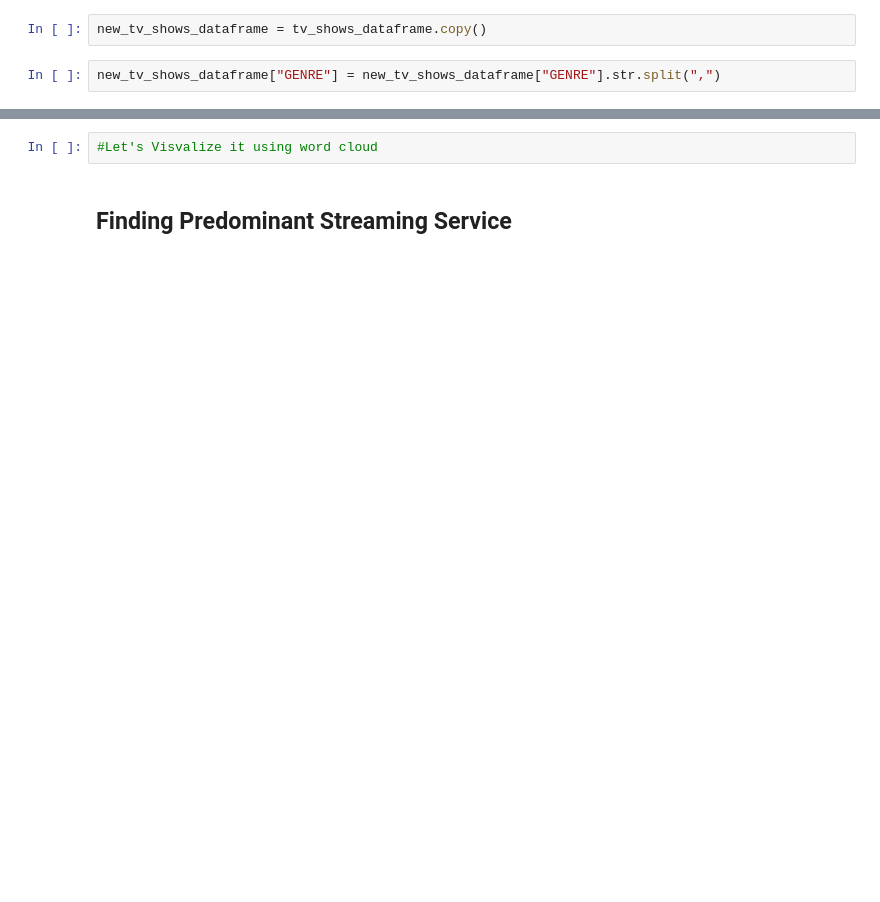
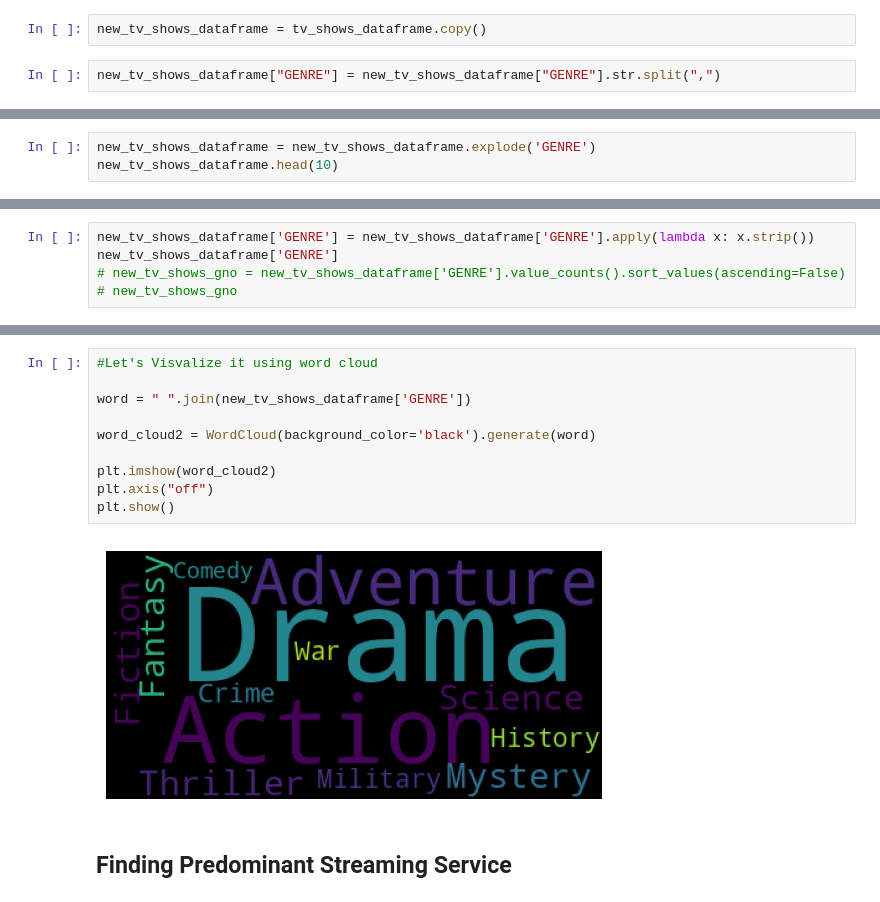
Before and after one commit to Amitish/Web_Scrapping, a Jupyter notebook: Web_Scrapping_Final.ipynb, the cells around one changed output, grey strips where cells are left out. Drawn from its saved outputs; the diff is of its cells as text; blank space fills up the shorter version.

```diff
--- a/Web_Scrapping_Final.ipynb
+++ b/Web_Scrapping_Final.ipynb
@@ -858 +860,4 @@ new_tv_shows_dataframe["GENRE"]
 Name: GENRE, dtype: object
+# %%
+new_tv_shows_dataframe = new_tv_shows_dataframe.explode('GENRE')
+new_tv_shows_dataframe.head(10)
@@ -858,0 +876,5 @@ Name: GENRE, dtype: object
+# %%
+new_tv_shows_dataframe['GENRE'] = new_tv_shows_dataframe['GENRE'].apply(lambda x: x.strip())
+new_tv_shows_dataframe['GENRE']
+# new_tv_shows_gno = new_tv_shows_dataframe['GENRE'].value_counts().sort_values(ascending=False)
+# new_tv_shows_gno
@@ -859,5 +915,15 @@ Name: GENRE, dtype: object
 # %%
 #Let's Visvalize it using word cloud
+
+word = " ".join(new_tv_shows_dataframe['GENRE'])
+
+word_cloud2 = WordCloud(background_color='black').generate(word)
+
+plt.imshow(word_cloud2)
+plt.axis("off")
+plt.show()
+# %% [output]
+[figure, added]
 # %% [markdown]
 ## **Finding Predominant Streaming Service**
 # %%
```
Also changed, not shown: parts of 45 cells of this notebook.
